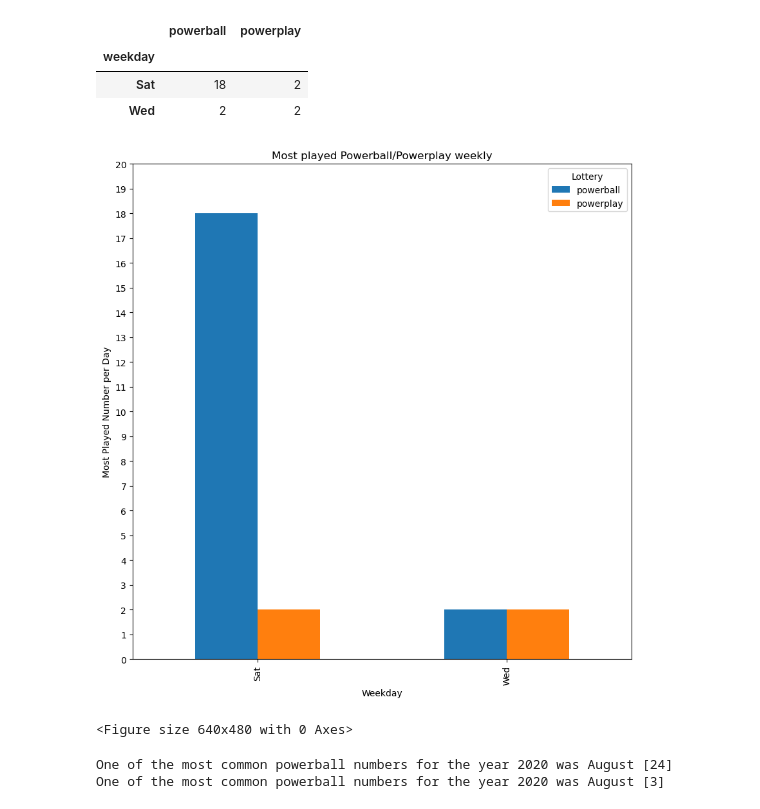
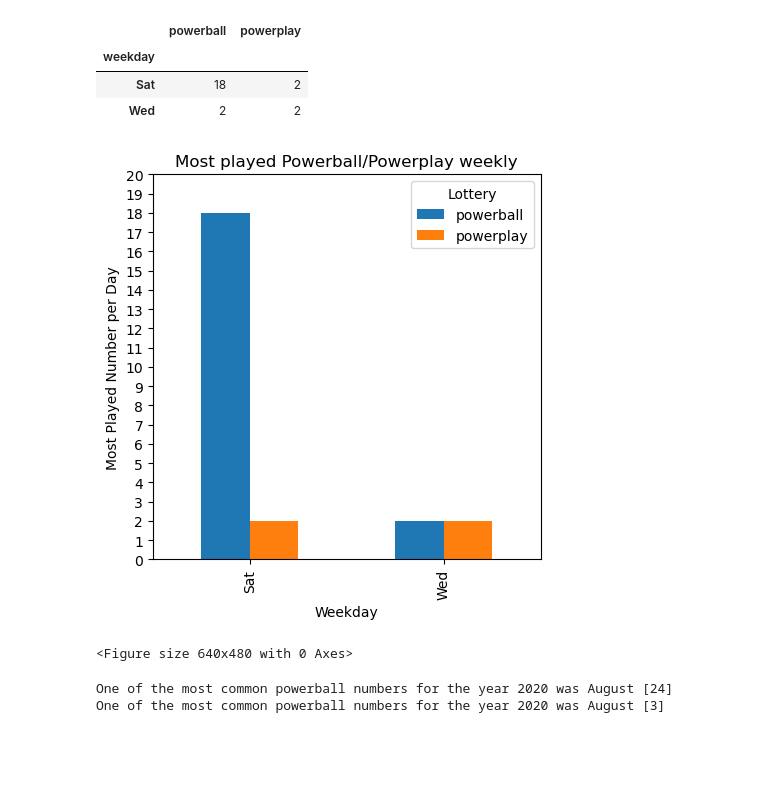
Before and after one commit to JLaydeJ/Project_1, a Jupyter notebook: 2020-2022 Washington State Lottery.ipynb, the cells around one changed output. Cells and saved outputs as stored; diff of their text form; code cells hidden in the pictures; blank space fills up the shorter version.

```diff
--- a/2020-2022 Washington State Lottery.ipynb
+++ b/2020-2022 Washington State Lottery.ipynb
@@ -62,22 +62,22 @@ combined_common_weekday_2020
 | Wed | 2 | 2 |
 # %%
 # Create a bar chart based off of the group series from before
-ax = combined_common_weekday_2020.plot(kind='bar', figsize=(10,10))
+ax = combined_common_weekday_2020.plot(kind='bar', figsize=(5,5))
 
 # set the y-axis so it looks better
 ax.set_ylim(0, 19)
 ax.set_yticks(range(0, 21, 1))
 
 # Label the axis and title the graph
 ax.set_xlabel("Weekday")
 ax.set_ylabel("Most Played Number per Day")
 ax.set_title('Most played Powerball/Powerplay weekly')
 ax.legend(title = 'Lottery', loc = 'upper right')
 
 plt.show()
 plt.tight_layout()
 # %% [output]
-[figure, old version]
+[figure, new version]
 <Figure size 640x480 with 0 Axes>
 # %%
 # create a copy of the original dataframe with columns 'date' and 'powerball'
```
Also changed, not shown: parts of 3 cells of this notebook, 1 other file.
